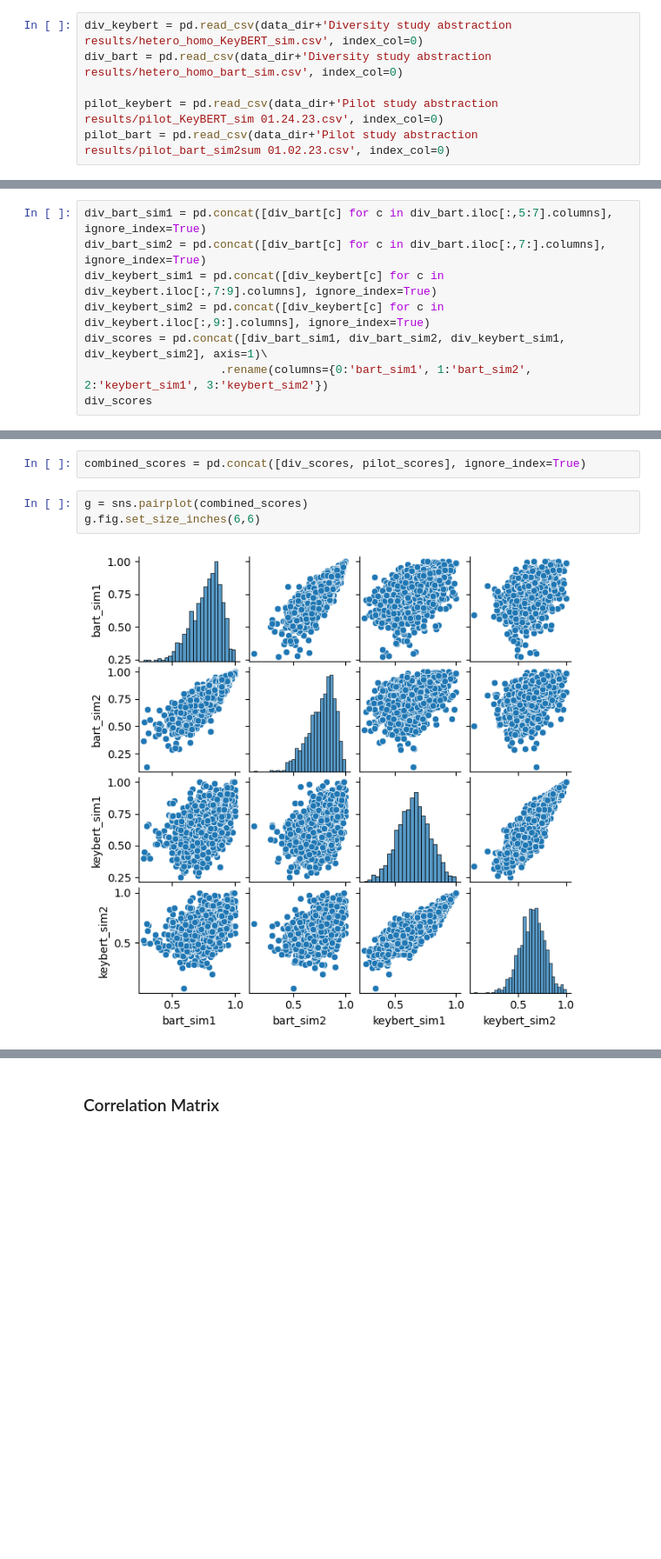
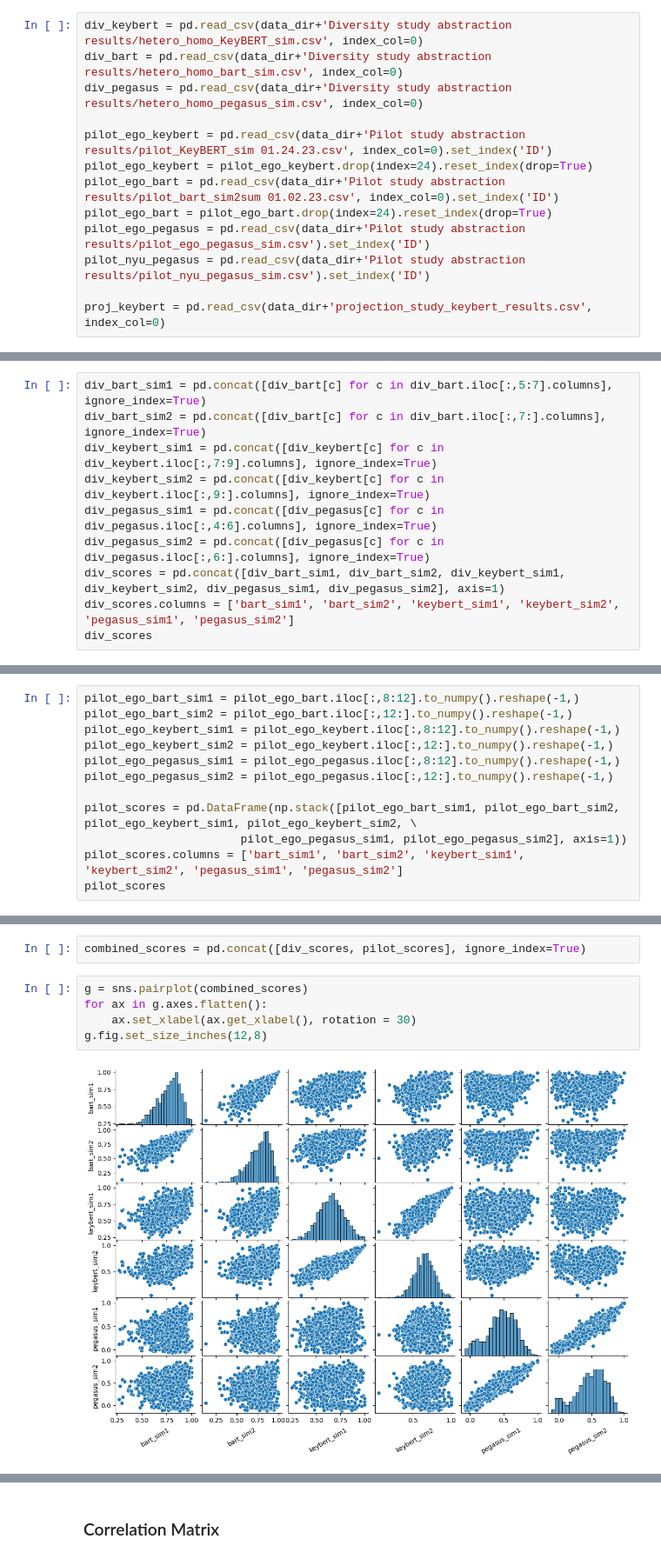
Before and after one commit to Melody-Wang/linguistic_abstraction, a Jupyter notebook: EDA.ipynb, the cells around one changed output, grey strips where cells are left out. Shown: that part at 87% size. Drawn from its saved outputs; the diff is of its cells as text; blank space fills up the shorter version.

```diff
--- a/EDA.ipynb
+++ b/EDA.ipynb
@@ -32,6 +34,13 @@ data_dir = '/content/drive/MyDrive/Linguistic abstraction summer 2023/Datasets/'
 # %%
 div_keybert = pd.read_csv(data_dir+'Diversity study abstraction results/hetero_homo_KeyBERT_sim.csv', index_col=0)
 div_bart = pd.read_csv(data_dir+'Diversity study abstraction results/hetero_homo_bart_sim.csv', index_col=0)
+div_pegasus = pd.read_csv(data_dir+'Diversity study abstraction results/hetero_homo_pegasus_sim.csv', index_col=0)
 
-pilot_keybert = pd.read_csv(data_dir+'Pilot study abstraction results/pilot_KeyBERT_sim 01.24.23.csv', index_col=0)
-pilot_bart = pd.read_csv(data_dir+'Pilot study abstraction results/pilot_bart_sim2sum 01.02.23.csv', index_col=0)
+pilot_ego_keybert = pd.read_csv(data_dir+'Pilot study abstraction results/pilot_KeyBERT_sim 01.24.23.csv', index_col=0).set_index('ID')
+pilot_ego_keybert = pilot_ego_keybert.drop(index=24).reset_index(drop=True)
+pilot_ego_bart = pd.read_csv(data_dir+'Pilot study abstraction results/pilot_bart_sim2sum 01.02.23.csv', index_col=0).set_index('ID')
+pilot_ego_bart = pilot_ego_bart.drop(index=24).reset_index(drop=True)
+pilot_ego_pegasus = pd.read_csv(data_dir+'Pilot study abstraction results/pilot_ego_pegasus_sim.csv').set_index('ID')
+pilot_nyu_pegasus = pd.read_csv(data_dir+'Pilot study abstraction results/pilot_nyu_pegasus_sim.csv').set_index('ID')
+
+proj_keybert = pd.read_csv(data_dir+'projection_study_keybert_results.csv', index_col=0)
@@ -58,7 +51,9 @@ div_bart_sim1 = pd.concat([div_bart[c] for c in div_bart.iloc[:,5:7].columns], i
 div_bart_sim2 = pd.concat([div_bart[c] for c in div_bart.iloc[:,7:].columns], ignore_index=True)
 div_keybert_sim1 = pd.concat([div_keybert[c] for c in div_keybert.iloc[:,7:9].columns], ignore_index=True)
 div_keybert_sim2 = pd.concat([div_keybert[c] for c in div_keybert.iloc[:,9:].columns], ignore_index=True)
-div_scores = pd.concat([div_bart_sim1, div_bart_sim2, div_keybert_sim1, div_keybert_sim2], axis=1)\
-                    .rename(columns={0:'bart_sim1', 1:'bart_sim2', 2:'keybert_sim1', 3:'keybert_sim2'})
+div_pegasus_sim1 = pd.concat([div_pegasus[c] for c in div_pegasus.iloc[:,4:6].columns], ignore_index=True)
+div_pegasus_sim2 = pd.concat([div_pegasus[c] for c in div_pegasus.iloc[:,6:].columns], ignore_index=True)
+div_scores = pd.concat([div_bart_sim1, div_bart_sim2, div_keybert_sim1, div_keybert_sim2, div_pegasus_sim1, div_pegasus_sim2], axis=1)
+div_scores.columns = ['bart_sim1', 'bart_sim2', 'keybert_sim1', 'keybert_sim2', 'pegasus_sim1', 'pegasus_sim2']
 div_scores
 # %% [output]
@@ -117,0 +73,12 @@ pilot_scores
+# %%
+pilot_ego_bart_sim1 = pilot_ego_bart.iloc[:,8:12].to_numpy().reshape(-1,)
+pilot_ego_bart_sim2 = pilot_ego_bart.iloc[:,12:].to_numpy().reshape(-1,)
+pilot_ego_keybert_sim1 = pilot_ego_keybert.iloc[:,8:12].to_numpy().reshape(-1,)
+pilot_ego_keybert_sim2 = pilot_ego_keybert.iloc[:,12:].to_numpy().reshape(-1,)
+pilot_ego_pegasus_sim1 = pilot_ego_pegasus.iloc[:,8:12].to_numpy().reshape(-1,)
+pilot_ego_pegasus_sim2 = pilot_ego_pegasus.iloc[:,12:].to_numpy().reshape(-1,)
+
+pilot_scores = pd.DataFrame(np.stack([pilot_ego_bart_sim1, pilot_ego_bart_sim2, pilot_ego_keybert_sim1, pilot_ego_keybert_sim2, \
+                       pilot_ego_pegasus_sim1, pilot_ego_pegasus_sim2], axis=1))
+pilot_scores.columns = ['bart_sim1', 'bart_sim2', 'keybert_sim1', 'keybert_sim2', 'pegasus_sim1', 'pegasus_sim2']
+pilot_scores
@@ -119,6 +100,8 @@ pilot_scores
 combined_scores = pd.concat([div_scores, pilot_scores], ignore_index=True)
 # %%
 g = sns.pairplot(combined_scores)
-g.fig.set_size_inches(6,6)
+for ax in g.axes.flatten():
+    ax.set_xlabel(ax.get_xlabel(), rotation = 30)
+g.fig.set_size_inches(12,8)
 # %% [output]
-[figure, old version]
+[figure, new version]
```
Also changed, not shown: parts of 16 cells of this notebook.
